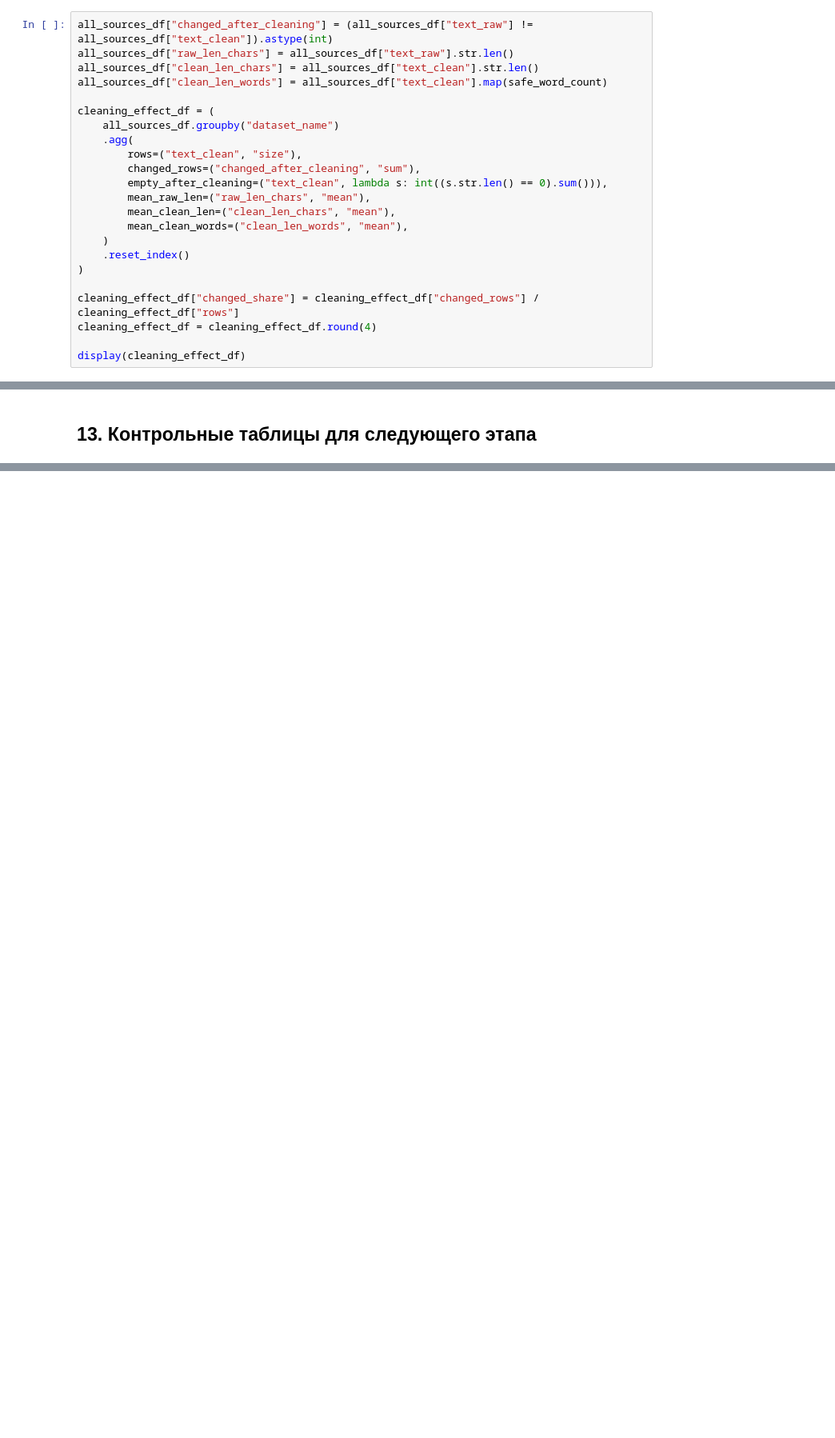
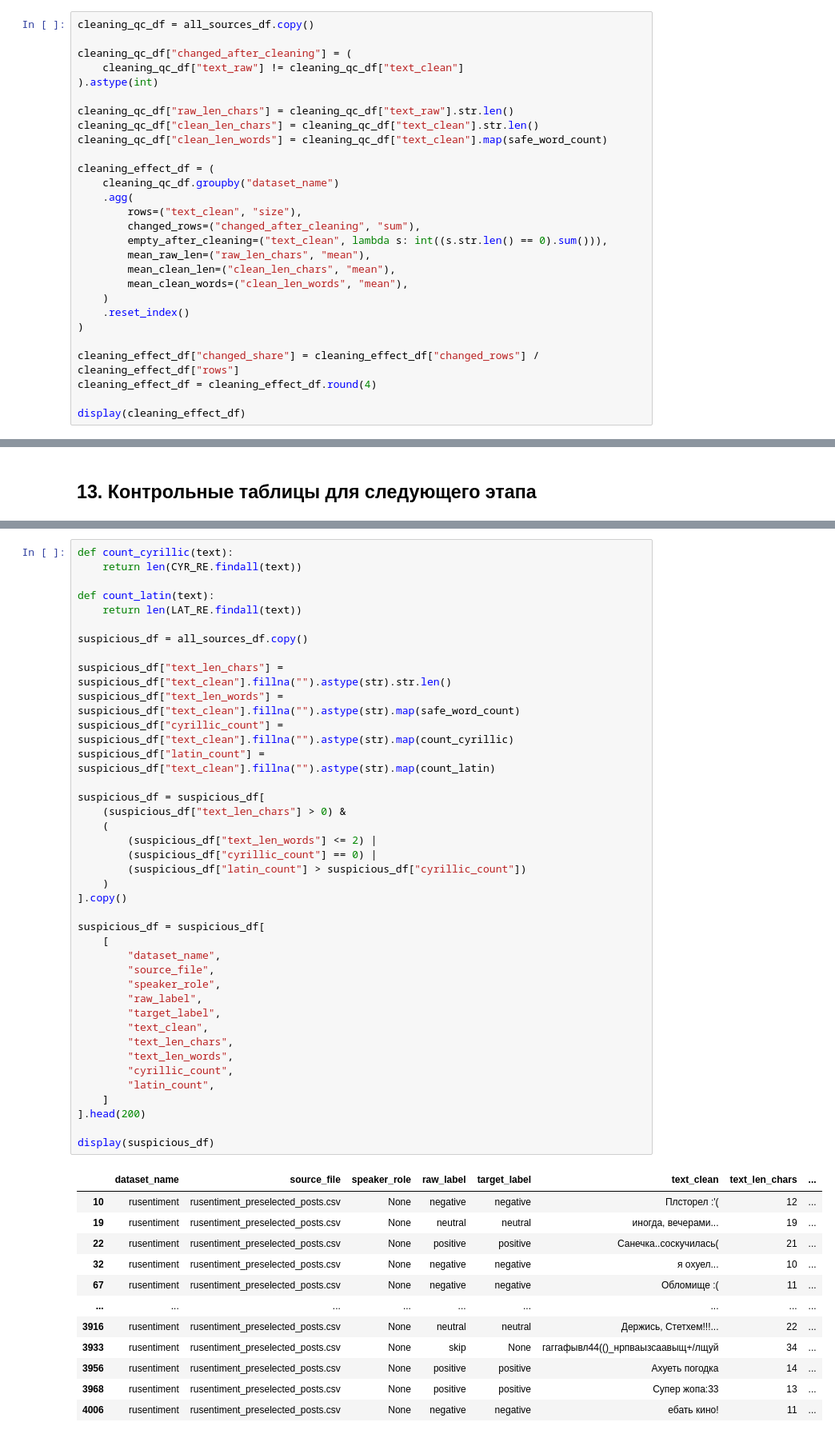
Before and after one commit to DenisBoytsov41/tutors-sentiment-coursework, a Jupyter notebook: notebooks/02_extract_domain_texts.ipynb, the cells around one changed output, grey strips where cells are left out. Shown at 80% size. Cells and saved outputs as stored; diff of their text form; blank space fills up the shorter version.

```diff
--- a/notebooks/02_extract_domain_texts.ipynb
+++ b/notebooks/02_extract_domain_texts.ipynb
@@ -758,13 +758,18 @@ display(prepared_summary_df)
 # %% [markdown]
 ## 7. Очистка текстов: насколько поменялись строки
 # %%
-all_sources_df["changed_after_cleaning"] = (all_sources_df["text_raw"] != all_sources_df["text_clean"]).astype(int)
-all_sources_df["raw_len_chars"] = all_sources_df["text_raw"].str.len()
-all_sources_df["clean_len_chars"] = all_sources_df["text_clean"].str.len()
-all_sources_df["clean_len_words"] = all_sources_df["text_clean"].map(safe_word_count)
+cleaning_qc_df = all_sources_df.copy()
+
+cleaning_qc_df["changed_after_cleaning"] = (
+    cleaning_qc_df["text_raw"] != cleaning_qc_df["text_clean"]
+).astype(int)
+
+cleaning_qc_df["raw_len_chars"] = cleaning_qc_df["text_raw"].str.len()
+cleaning_qc_df["clean_len_chars"] = cleaning_qc_df["text_clean"].str.len()
+cleaning_qc_df["clean_len_words"] = cleaning_qc_df["text_clean"].map(safe_word_count)
 
 cleaning_effect_df = (
-    all_sources_df.groupby("dataset_name")
+    cleaning_qc_df.groupby("dataset_name")
     .agg(
         rows=("text_clean", "size"),
         changed_rows=("changed_after_cleaning", "sum"),
@@ -1130,0 +1219,52 @@ display(next_step_control_df)
+# %%
+def count_cyrillic(text):
+    return len(CYR_RE.findall(text))
+
+def count_latin(text):
+    return len(LAT_RE.findall(text))
+
+suspicious_df = all_sources_df.copy()
+
+suspicious_df["text_len_chars"] = suspicious_df["text_clean"].fillna("").astype(str).str.len()
+suspicious_df["text_len_words"] = suspicious_df["text_clean"].fillna("").astype(str).map(safe_word_count)
+suspicious_df["cyrillic_count"] = suspicious_df["text_clean"].fillna("").astype(str).map(count_cyrillic)
+suspicious_df["latin_count"] = suspicious_df["text_clean"].fillna("").astype(str).map(count_latin)
+
+suspicious_df = suspicious_df[
+    (suspicious_df["text_len_chars"] > 0) &
+    (
+        (suspicious_df["text_len_words"] <= 2) |
+        (suspicious_df["cyrillic_count"] == 0) |
+        (suspicious_df["latin_count"] > suspicious_df["cyrillic_count"])
+    )
+].copy()
+
+suspicious_df = suspicious_df[
+    [
+        "dataset_name",
+        "source_file",
+        "speaker_role",
+        "raw_label",
+        "target_label",
+        "text_clean",
+        "text_len_chars",
+        "text_len_words",
+        "cyrillic_count",
+        "latin_count",
+    ]
+].head(200)
+
+display(suspicious_df)
+# %% [output]
+|  | dataset_name | source_file | speaker_role | raw_label | target_label | text_clean | text_len_chars | ... |
+| 10 | rusentiment | rusentiment_preselected_posts.csv | None | negative | negative | Плсторел :'( | 12 | ... |
+| 19 | rusentiment | rusentiment_preselected_posts.csv | None | neutral | neutral | иногда, вечерами... | 19 | ... |
+| 22 | rusentiment | rusentiment_preselected_posts.csv | None | positive | positive | Санечка..соскучилась( | 21 | ... |
+| 32 | rusentiment | rusentiment_preselected_posts.csv | None | negative | negative | я охуел... | 10 | ... |
+| 67 | rusentiment | rusentiment_preselected_posts.csv | None | negative | negative | Обломище :( | 11 | ... |
+| ... | ... | ... | ... | ... | ... | ... | ... | ... |
+| 3916 | rusentiment | rusentiment_preselected_posts.csv | None | neutral | neutral | Держись, Стетхем!!!... | 22 | ... |
+| 3933 | rusentiment | rusentiment_preselected_posts.csv | None | skip | None | гаггафывл44(()_нрпваызсаавыщ+/лщуй | 34 | ... |
+| 3956 | rusentiment | rusentiment_preselected_posts.csv | None | positive | positive | Ахуеть погодка | 14 | ... |
+| 3968 | rusentiment | rusentiment_preselected_posts.csv | None | positive | positive | Супер жопа:33 | 13 | ... |
+| 4006 | rusentiment | rusentiment_preselected_posts.csv | None | negative | negative | ебать кино! | 11 | ... |
```
Also changed, not shown: parts of 13 cells of this notebook.
